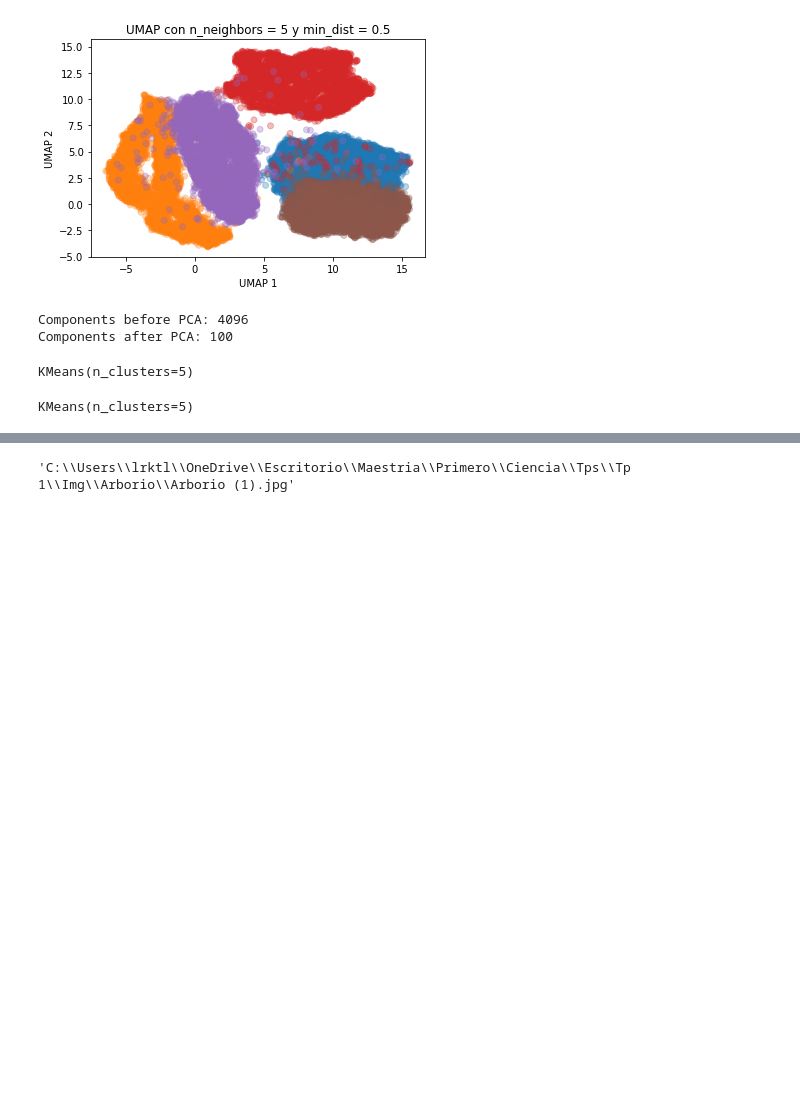
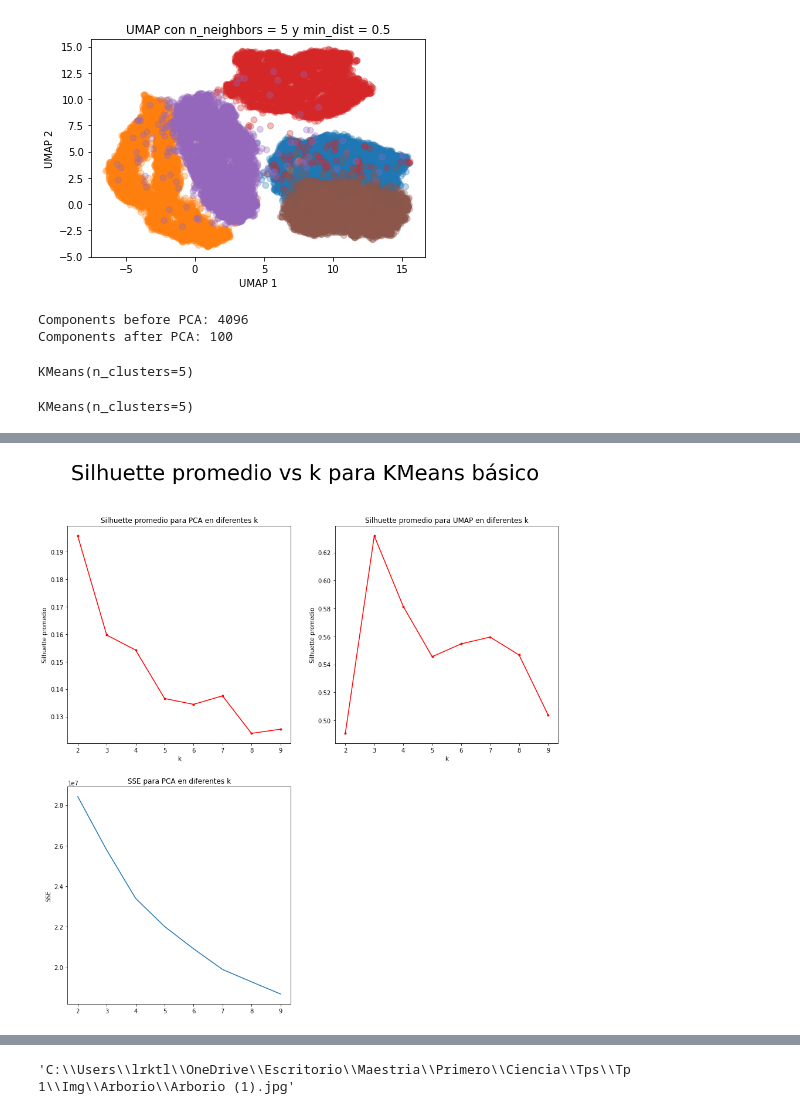
Before and after one commit to RkTcaster/DMCyT, a Jupyter notebook: Tp 1/TP 1.ipynb, the cells around one changed output, grey strips where cells are left out. Cells and saved outputs as stored; diff of their text form; code cells hidden in the pictures; blank space fills up the shorter version.

```diff
--- a/Tp 1/TP 1.ipynb
+++ b/Tp 1/TP 1.ipynb
@@ -750,4 +451,0 @@ grafica_silhouette(KM_meta,x)
-# %%
-k = 6
-KM_meta = KMedoids(n_clusters=k,metric='euclidean',init='heuristic').fit(x)
-grafica_silhouette(KM_meta,x)
@@ -756,4 +451,0 @@ grafica_silhouette(KM_meta,x)
-# %%
-k = 4
-KM_meta = KMedoids(n_clusters=k,metric='euclidean',init='heuristic').fit(x)
-grafica_silhouette(KM_meta,x)
@@ -830,0 +485,34 @@ import skimage as ski
+# %%
+def score_pca(modelo,pca_x,umap_x,r=range(2,10),titulo="Modelo"):
+    fig, axs = plt.subplots(2,2,figsize=(15,15))
+    k_x =  [x for x in r]
+    silh = []
+    sse= []
+    silh_umap = []
+    for k in r:
+        model = modelo(n_clusters=k).fit(pca_x)
+        silh.append(silhouette_score(pca_x,model.labels_))
+        sse.append(sum_sse(model))
+    for k in r:
+        model_umap = modelo(n_clusters=k).fit(umap_x)
+        silh_umap.append(silhouette_score(umap_x,model_umap.labels_))
+    #PCA
+    axs[0,0].plot(k_x,silh,'r.-')
+    axs[0,0].set_ylabel('Silhuette promedio')
+    axs[0,0].set_xlabel('k')
+    axs[1,0].plot(k_x,sse)
+    axs[1,0].set_ylabel('SSE')
+    axs[0,0].set_title("Silhuette promedio para PCA en diferentes k")
+    axs[1,0].set_title("SSE para PCA en diferentes k")
+    #UMAP
+    axs[0,1].plot(k_x,silh_umap,'r.-')
+    axs[0,1].set_ylabel('Silhuette promedio')
+    axs[0,1].set_xlabel('k')
+    axs[0,1].set_title("Silhuette promedio para UMAP en diferentes k")
+    axs[1,1].axis('off')
+
+    fig.suptitle(f"Silhuette promedio vs k para {titulo}", fontsize=36)
+# %%
+score_pca(KMeans,x,Xmap,range(2,10),"KMeans básico")
+# %% [output]
+[figure, added]
```
Also changed, not shown: parts of 77 cells of this notebook.
